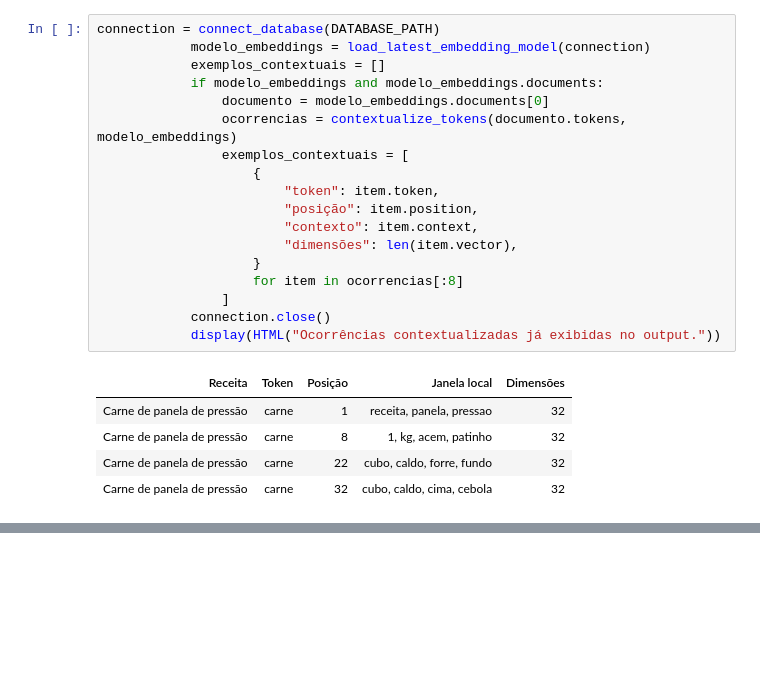
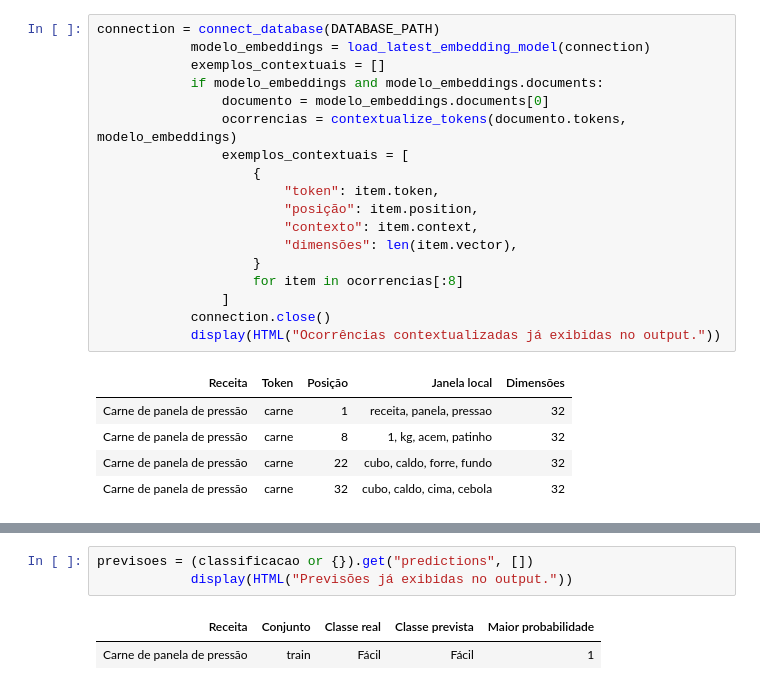
Before and after one commit to PHPacheco/Raspagem, a Jupyter notebook: notebooks/Trabalho PLN.ipynb, the cells around one changed output, grey strips where cells are left out. Saved outputs shown, nothing was run; the diff lists cells and outputs as text; blank space fills up the shorter version.

```diff
--- a/notebooks/Trabalho PLN.ipynb
+++ b/notebooks/Trabalho PLN.ipynb
@@ -361,0 +393,6 @@ connection = connect_database(DATABASE_PATH)
+# %%
+previsoes = (classificacao or {}).get("predictions", [])
+            display(HTML("Previsões já exibidas no output."))
+# %% [output]
+| Receita | Conjunto | Classe real | Classe prevista | Maior probabilidade |
+| Carne de panela de pressão | train | Fácil | Fácil | 1 |
```
Also changed, not shown: parts of 10 cells of this notebook, 6 other files.
